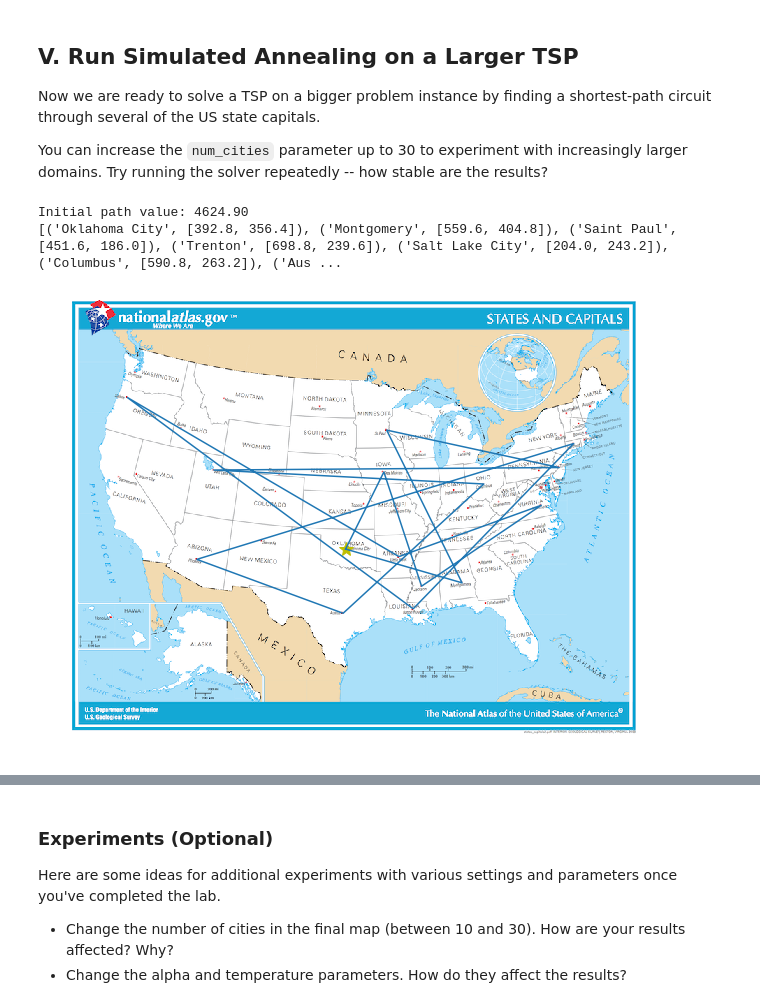
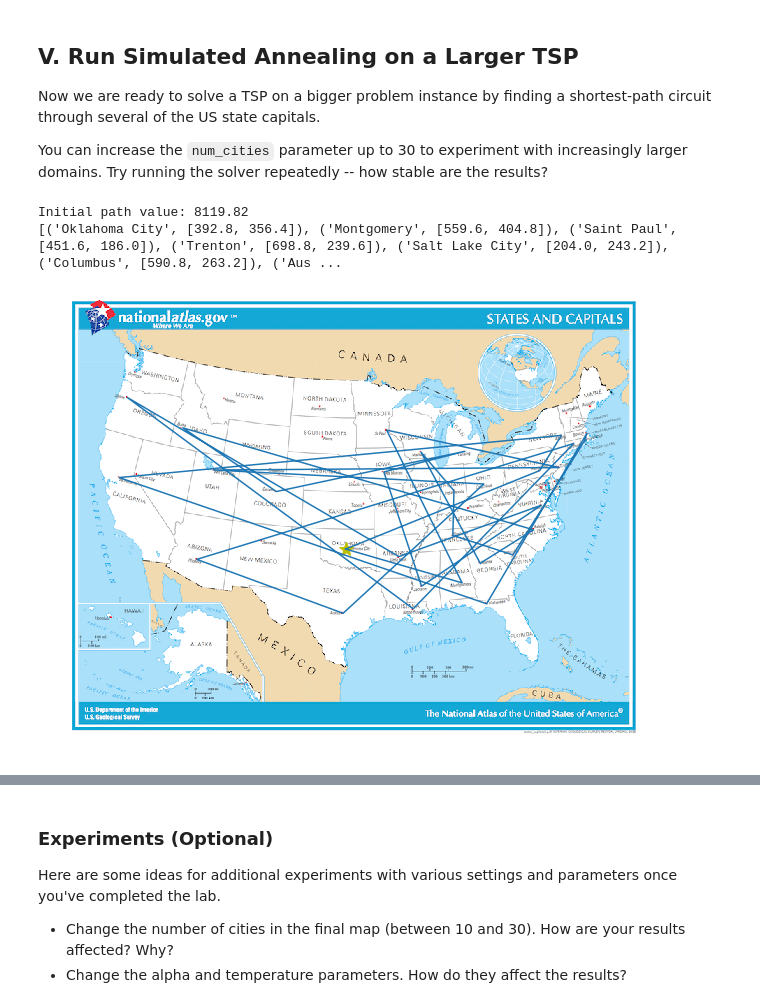
Before and after one commit to JonathanKSullivan/Traveling-Saleman-with-AI, a Jupyter notebook: AIND-Simulated_Annealing.ipynb, the cells around one changed output, grey strips where cells are left out. Drawn from its saved outputs; the diff is of its cells as text; code cells hidden in the pictures.

```diff
--- a/AIND-Simulated_Annealing.ipynb
+++ b/AIND-Simulated_Annealing.ipynb
@@ -282,16 +282,16 @@ Now we are ready to solve a TSP on a bigger problem instance by finding a shorte
 You can increase the `num_cities` parameter up to 30 to experiment with increasingly larger domains.  Try running the solver repeatedly -- how stable are the results?
 # %%
 # Create the problem instance and plot the initial state
-num_cities = 15
+num_cities = 50
 
 capitals_tsp = TravelingSalesmanProblem(capitals_list[:num_cities])
 starting_city = capitals_list[0]
 print("Initial path value: {:.2f}".format(-capitals_tsp.get_value()))
 print(capitals_list[:num_cities])  # The start/end point is indicated with a yellow star
 show_path(capitals_tsp.coords, starting_city)
 # %% [output]
-Initial path value: 4624.90
+Initial path value: 8119.82
 [('Oklahoma City', [392.8, 356.4]), ('Montgomery', [559.6, 404.8]), ('Saint Paul', [451.6, 186.0]), ('Trenton', [698.8, 239.6]), ('Salt Lake City', [204.0, 243.2]), ('Columbus', [590.8, 263.2]), ('Aus ...
-[figure, old version]
+[figure, new version]
 # %%
 # set the decay rate and initial temperature parameters, then run simulated annealing to solve the TSP
```
Also changed, not shown: parts of 2 cells of this notebook.
